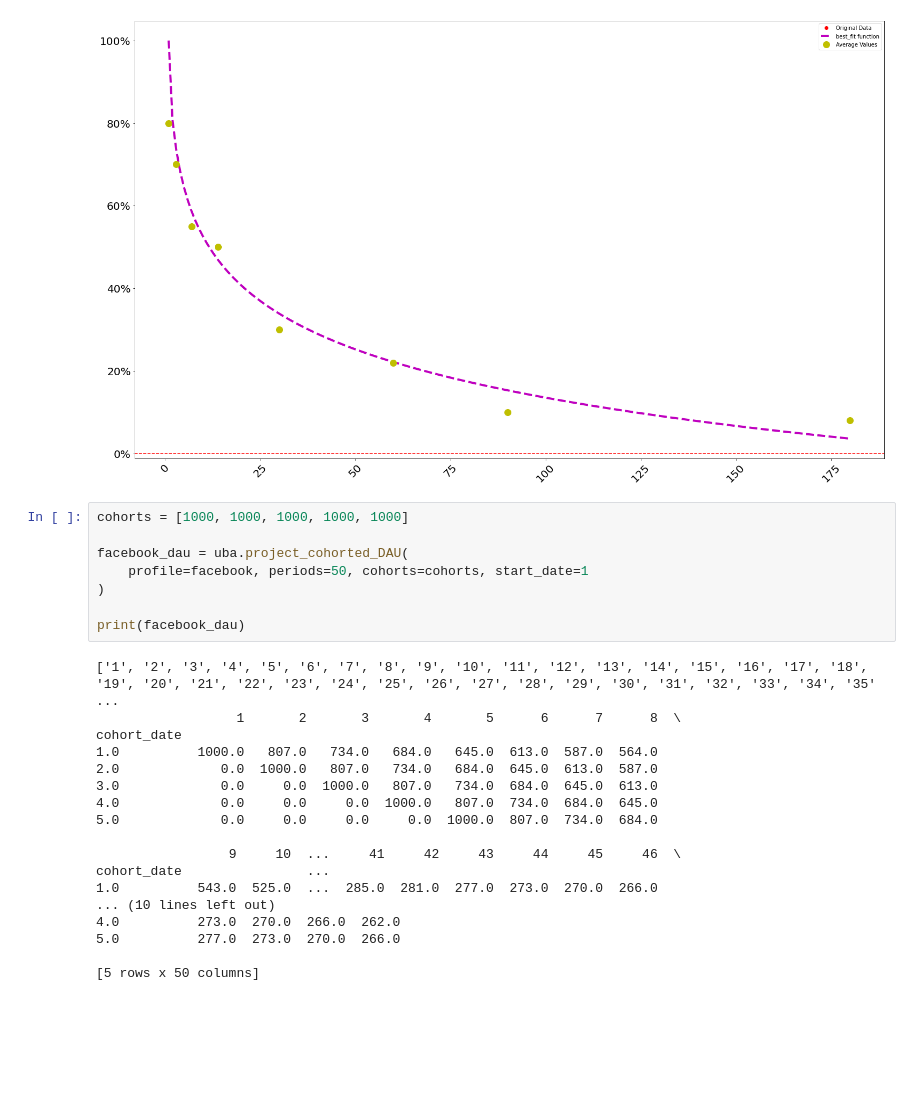
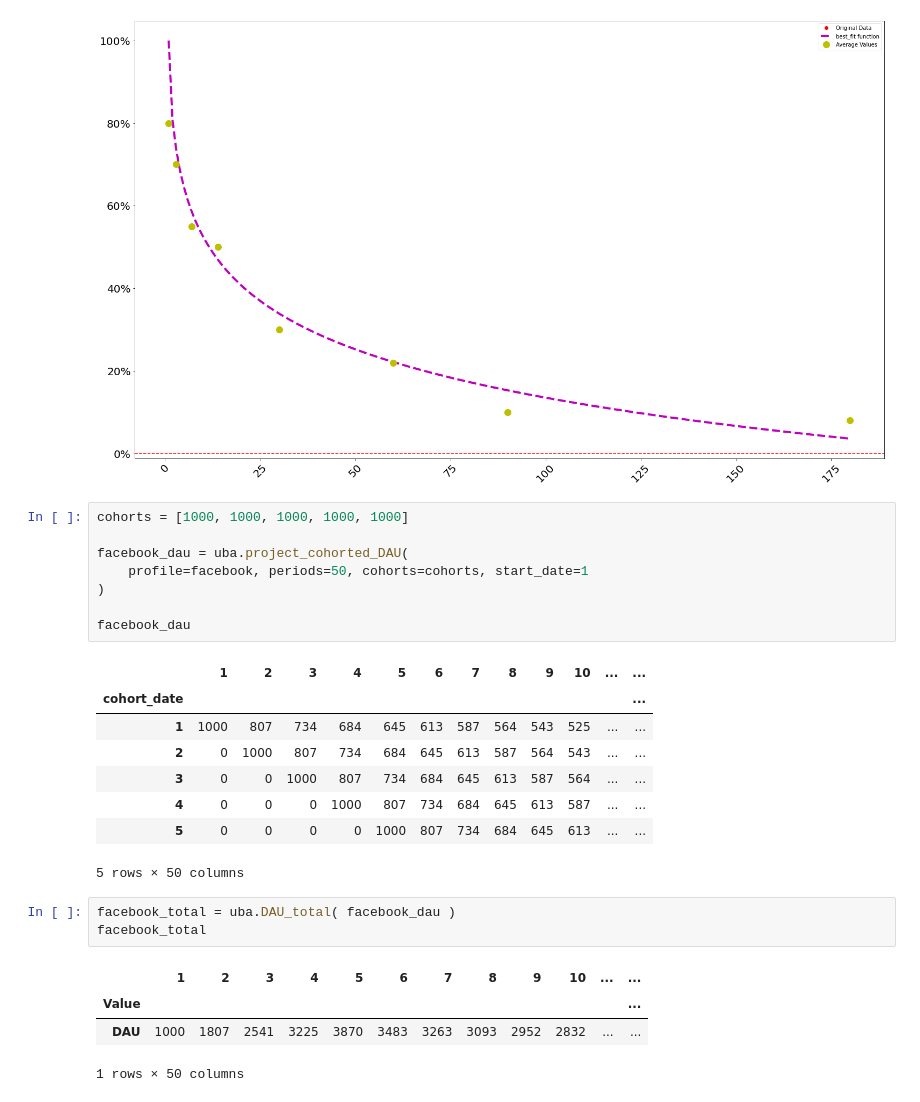
Before and after one commit to ds-wook/pyuba, a Jupyter notebook: examples.ipynb, the cells around one changed output. Cells and saved outputs as stored; diff of their text form; blank space fills up the shorter version.

```diff
--- a/examples.ipynb
+++ b/examples.ipynb
@@ -10,29 +10,28 @@ facebook = uba.create_profile(days=x_data, retention_values=y_data)
 uba.plot_retention(facebook)
 # %% [output]
 [figure]
-# %%
-cohorts = [1000, 1000, 1000, 1000, 1000]
-
-facebook_dau = uba.project_cohorted_DAU(
-    profile=facebook, periods=50, cohorts=cohorts, start_date=1
-)
-
-print(facebook_dau)
-# %% [output]
-['1', '2', '3', '4', '5', '6', '7', '8', '9', '10', '11', '12', '13', '14', '15', '16', '17', '18', '19', '20', '21', '22', '23', '24', '25', '26', '27', '28', '29', '30', '31', '32', '33', '34', '35' ...
-                  1       2       3       4       5      6      7      8  \
-cohort_date
-1.0          1000.0   807.0   734.0   684.0   645.0  613.0  587.0  564.0
-2.0             0.0  1000.0   807.0   734.0   684.0  645.0  613.0  587.0
-3.0             0.0     0.0  1000.0   807.0   734.0  684.0  645.0  613.0
-4.0             0.0     0.0     0.0  1000.0   807.0  734.0  684.0  645.0
-5.0             0.0     0.0     0.0     0.0  1000.0  807.0  734.0  684.0
-
-                 9     10  ...     41     42     43     44     45     46  \
-cohort_date                ...
-1.0          543.0  525.0  ...  285.0  281.0  277.0  273.0  270.0  266.0
-... (10 lines left out)
-4.0          273.0  270.0  266.0  262.0
-5.0          277.0  273.0  270.0  266.0
-
-[5 rows x 50 columns]
+# %%
+cohorts = [1000, 1000, 1000, 1000, 1000]
+
+facebook_dau = uba.project_cohorted_DAU(
+    profile=facebook, periods=50, cohorts=cohorts, start_date=1
+)
+
+facebook_dau
+# %% [output]
+|  | 1 | 2 | 3 | 4 | 5 | 6 | 7 | 8 | 9 | 10 | ... | ... |
+| cohort_date |  |  |  |  |  |  |  |  |  |  |  | ... |
+| 1 | 1000 | 807 | 734 | 684 | 645 | 613 | 587 | 564 | 543 | 525 | ... | ... |
+| 2 | 0 | 1000 | 807 | 734 | 684 | 645 | 613 | 587 | 564 | 543 | ... | ... |
+| 3 | 0 | 0 | 1000 | 807 | 734 | 684 | 645 | 613 | 587 | 564 | ... | ... |
+| 4 | 0 | 0 | 0 | 1000 | 807 | 734 | 684 | 645 | 613 | 587 | ... | ... |
+| 5 | 0 | 0 | 0 | 0 | 1000 | 807 | 734 | 684 | 645 | 613 | ... | ... |
+5 rows × 50 columns
+# %%
+facebook_total = uba.DAU_total( facebook_dau )
+facebook_total
+# %% [output]
+|  | 1 | 2 | 3 | 4 | 5 | 6 | 7 | 8 | 9 | 10 | ... | ... |
+| Value |  |  |  |  |  |  |  |  |  |  |  | ... |
+| DAU | 1000 | 1807 | 2541 | 3225 | 3870 | 3483 | 3263 | 3093 | 2952 | 2832 | ... | ... |
+1 rows × 50 columns
```
Also changed, not shown: parts of 4 cells of this notebook, 3 other files.
